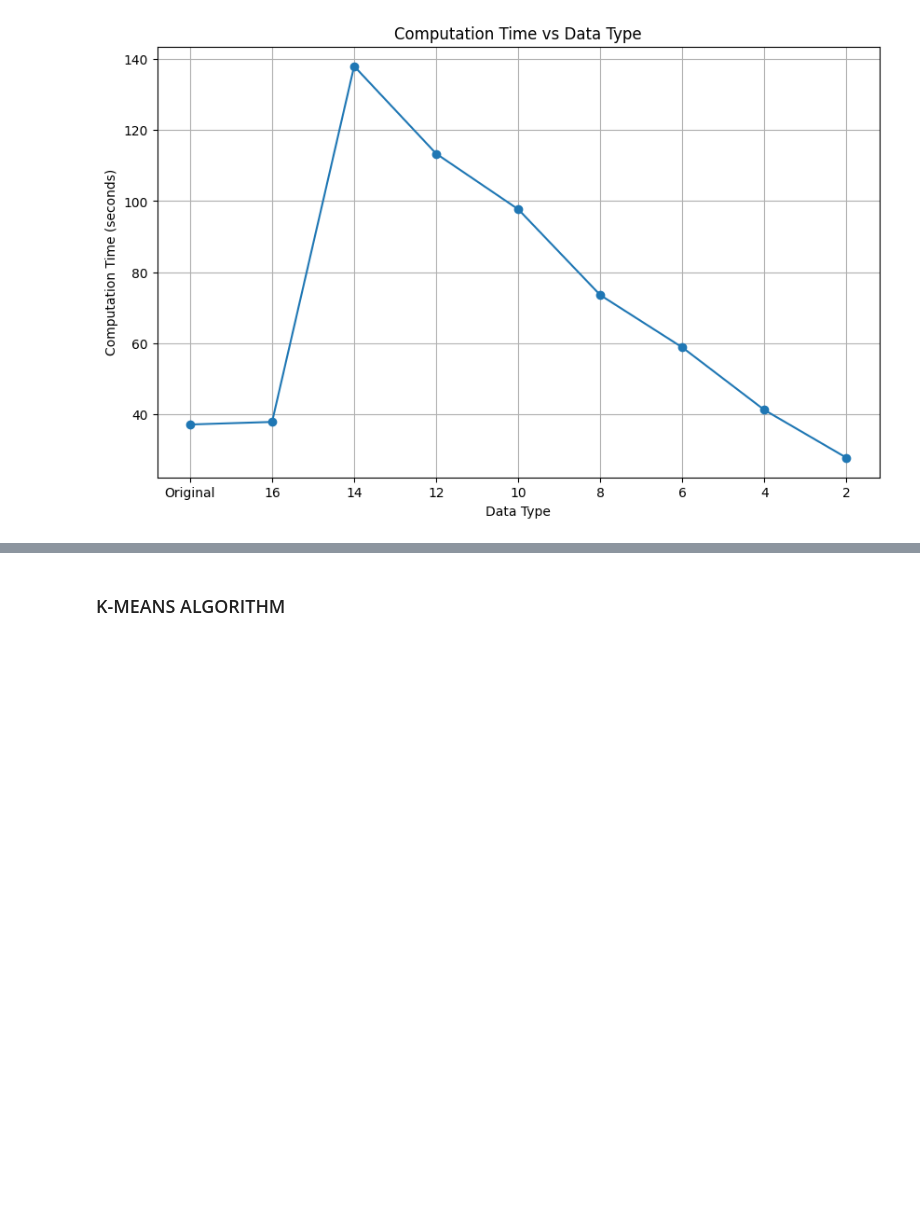
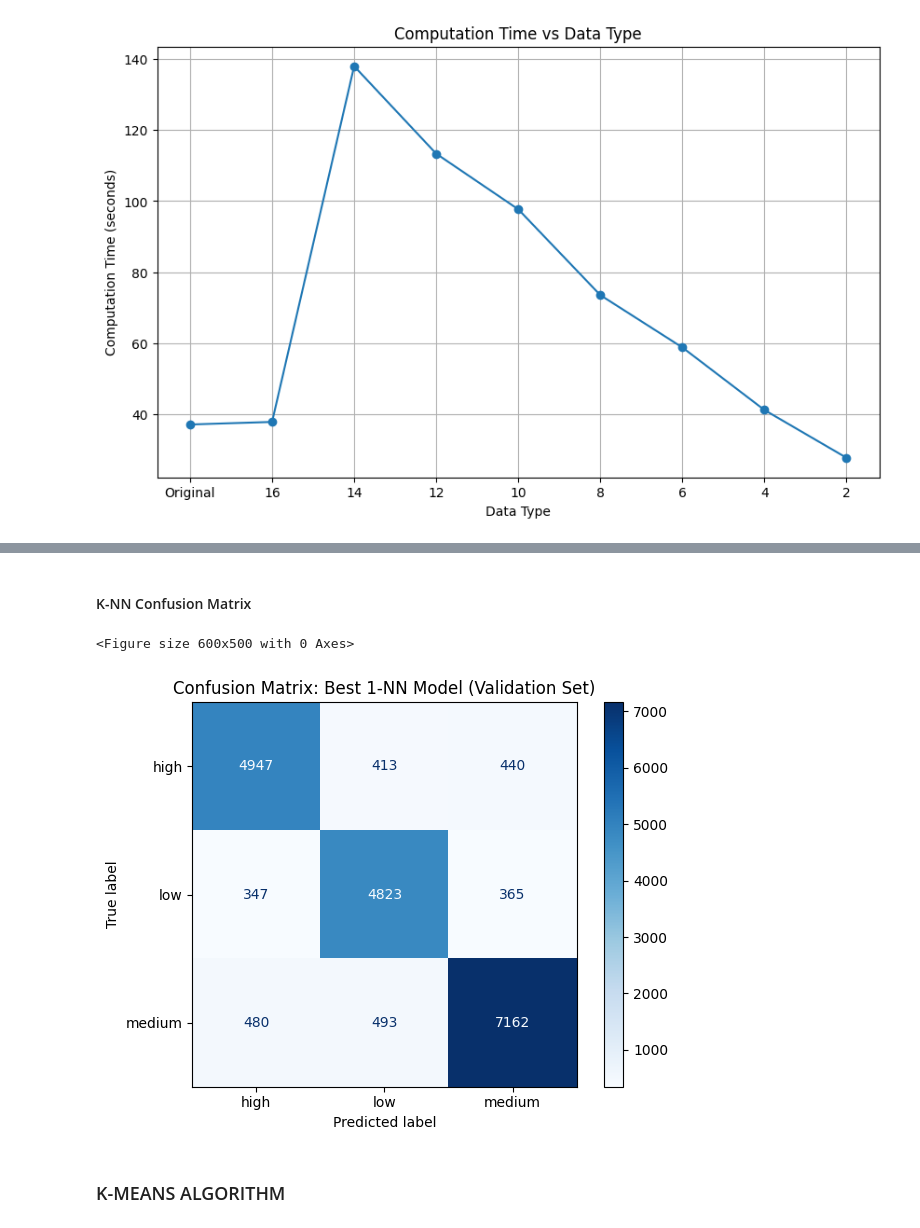
Before and after one commit to mrterminal-git/comp7703-project, a Jupyter notebook: project.ipynb, the cells around one changed output, grey strips where cells are left out. Drawn from its saved outputs; the diff is of its cells as text; code cells hidden in the pictures; blank space fills up the shorter version.

```diff
--- a/project.ipynb
+++ b/project.ipynb
@@ -662,3 +795,29 @@ plt.show()
+# %% [markdown]
+#### K-NN Confusion Matrix
+# %%
+from sklearn.metrics import confusion_matrix, ConfusionMatrixDisplay
+
+# Predict on the validation set
+y_val_pred = best_model.predict(X_val_scaled)
+
+# If you used label encoding, ensure y_val_pred and y_val are comparable
+# If y_val is not encoded, encode it with the same encoder as used in training
+# Example:
+# y_val_encoded = le.transform(y_val)
+
+# Compute confusion matrix
+cm = confusion_matrix(y_val, y_val_pred, labels=best_model.classes_)
+
+# Plot confusion matrix
+disp = ConfusionMatrixDisplay(confusion_matrix=cm, display_labels=best_model.classes_)
+plt.figure(figsize=(6, 5))
+disp.plot(cmap='Blues', values_format='d')
+plt.title('Confusion Matrix: Best 1-NN Model (Validation Set)')
+plt.tight_layout()
+plt.show()
+# %% [output]
+<Figure size 600x500 with 0 Axes>
+[figure, added]
 # %% [markdown]
 ### K-MEANS ALGORITHM
 # %%
```
Also changed, not shown: parts of 8 cells of this notebook, 12 other files.
